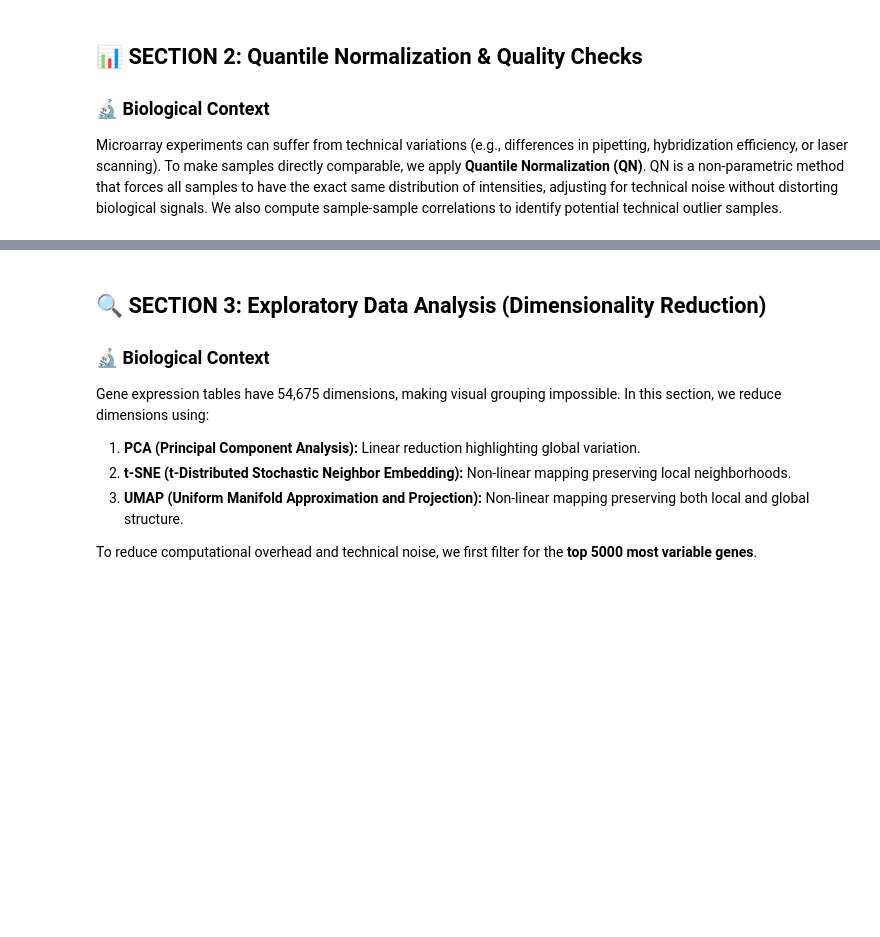
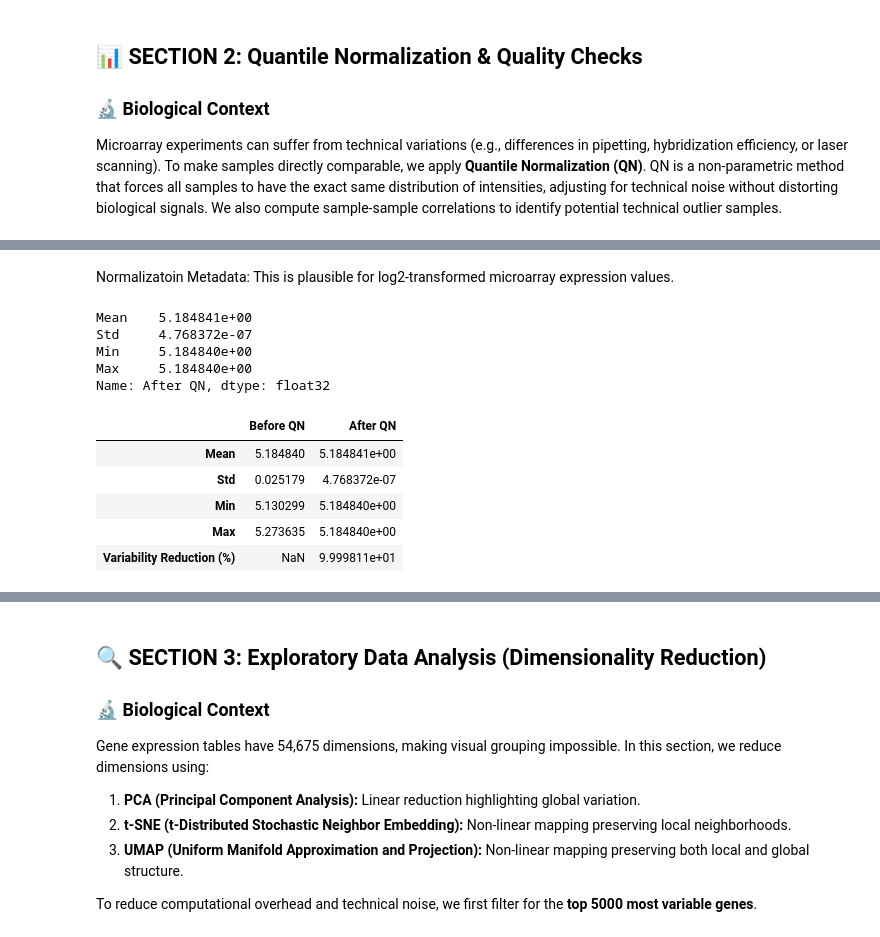
Before and after one commit to shubhamkjha369/OncoResolve-Breast-Cancer-Transcriptomics, a Jupyter notebook: Breast-Cancer-Transcriptomics-ML-Pipeline/notebooks/Breast_Cancer_ML_Pipeline.ipynb, the cells around one changed output, grey strips where cells are left out. Cells and saved outputs as stored; diff of their text form; code cells hidden in the pictures; blank space fills up the shorter version.

```diff
--- a/Breast-Cancer-Transcriptomics-ML-Pipeline/notebooks/Breast_Cancer_ML_Pipeline.ipynb
+++ b/Breast-Cancer-Transcriptomics-ML-Pipeline/notebooks/Breast_Cancer_ML_Pipeline.ipynb
@@ -265,0 +222,12 @@ print("\nSaved quantile-normalized data to 'breast_cancer_qn.parquet'")
+# %%
+# ── 2.1 ── Per-Sample Medians BEFORE Normalization ──
+per_sample_median_before = np.median(X, axis=1)
+
+before_stats = pd.Series({
+    "Mean": per_sample_median_before.mean(),
+    "Std": per_sample_median_before.std(),
+    "Min": per_sample_median_before.min(),
+    "Max": per_sample_median_before.max()
+}, name="Before QN")
+
+before_stats
@@ -265,0 +268,44 @@ print("\nSaved quantile-normalized data to 'breast_cancer_qn.parquet'")
+# %% [markdown]
+Normalizatoin Metadata: This is plausible for log2-transformed microarray expression values.
+# %%
+# ── 2.4 ── Per-Sample Medians AFTER Normalization ──
+per_sample_median_after = np.median(X_qn, axis=1)
+
+after_stats = pd.Series({
+    "Mean": per_sample_median_after.mean(),
+    "Std": per_sample_median_after.std(),
+    "Min": per_sample_median_after.min(),
+    "Max": per_sample_median_after.max()
+}, name="After QN")
+
+after_stats
+# %% [output]
+Mean    5.184841e+00
+Std     4.768372e-07
+Min     5.184840e+00
+Max     5.184840e+00
+Name: After QN, dtype: float32
+# %%
+# —— 2.5 ── Before vs After Comparison
+variability_reduction = (
+    1 - per_sample_median_after.std() / per_sample_median_before.std()
+) * 100
+
+median_comparison = pd.concat(
+    [before_stats, after_stats],
+    axis=1
+)
+
+median_comparison.loc["Variability Reduction (%)"] = [
+    np.nan,
+    variability_reduction
+]
+
+median_comparison
+# %% [output]
+|  | Before QN | After QN |
+| Mean | 5.184840 | 5.184841e+00 |
+| Std | 0.025179 | 4.768372e-07 |
+| Min | 5.130299 | 5.184840e+00 |
+| Max | 5.273635 | 5.184840e+00 |
+| Variability Reduction (%) | NaN | 9.999811e+01 |
```
Also changed, not shown: parts of 30 cells of this notebook, 7 other files.
